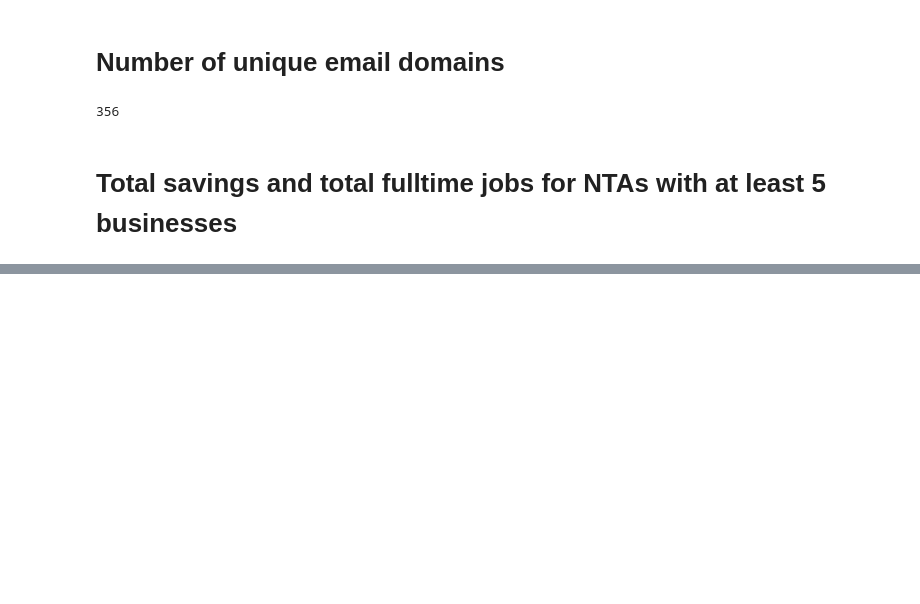
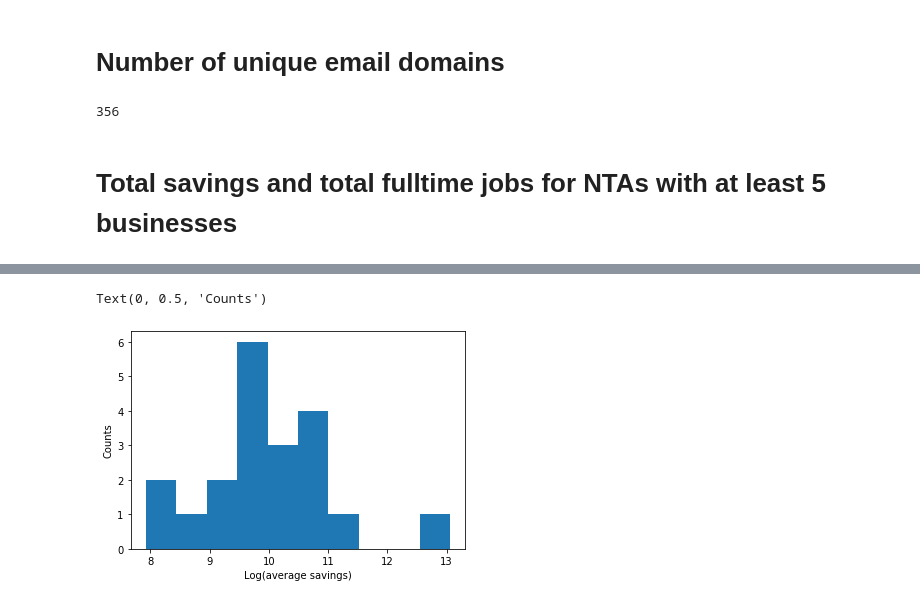
Before and after one commit to i02132002/binder-framework, a Jupyter notebook: Savings.ipynb, the cells around one changed output, grey strips where cells are left out. Drawn from its saved outputs; the diff is of its cells as text; code cells hidden in the pictures; blank space fills up the shorter version.

```diff
--- a/Savings.ipynb
+++ b/Savings.ipynb
@@ -73,0 +90,7 @@ result.to_csv('savings_result.csv')
+# %%
+plt.hist(np.log(savings_gt5), bins=10)
+plt.xlabel('Log(average savings)')
+plt.ylabel('Counts')
+# %% [output]
+Text(0, 0.5, 'Counts')
+[figure, added]
```
Also changed, not shown: parts of 3 cells of this notebook, 1 other file.
